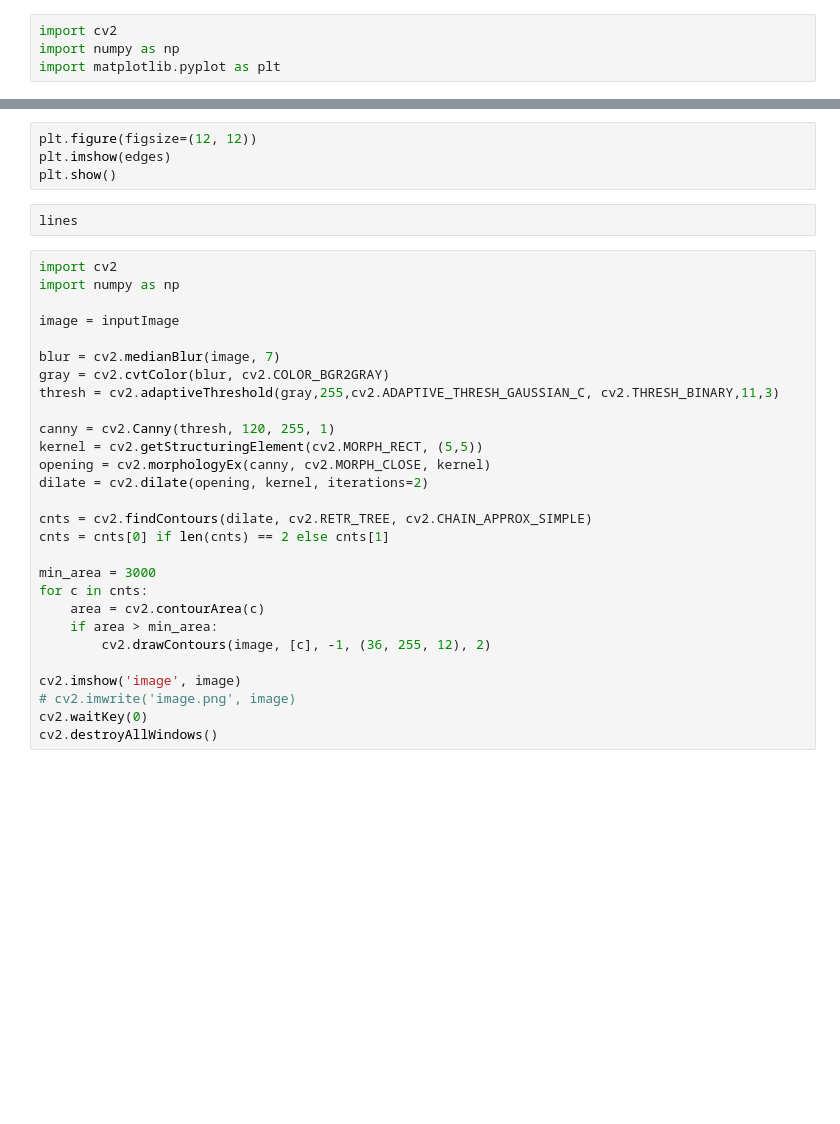
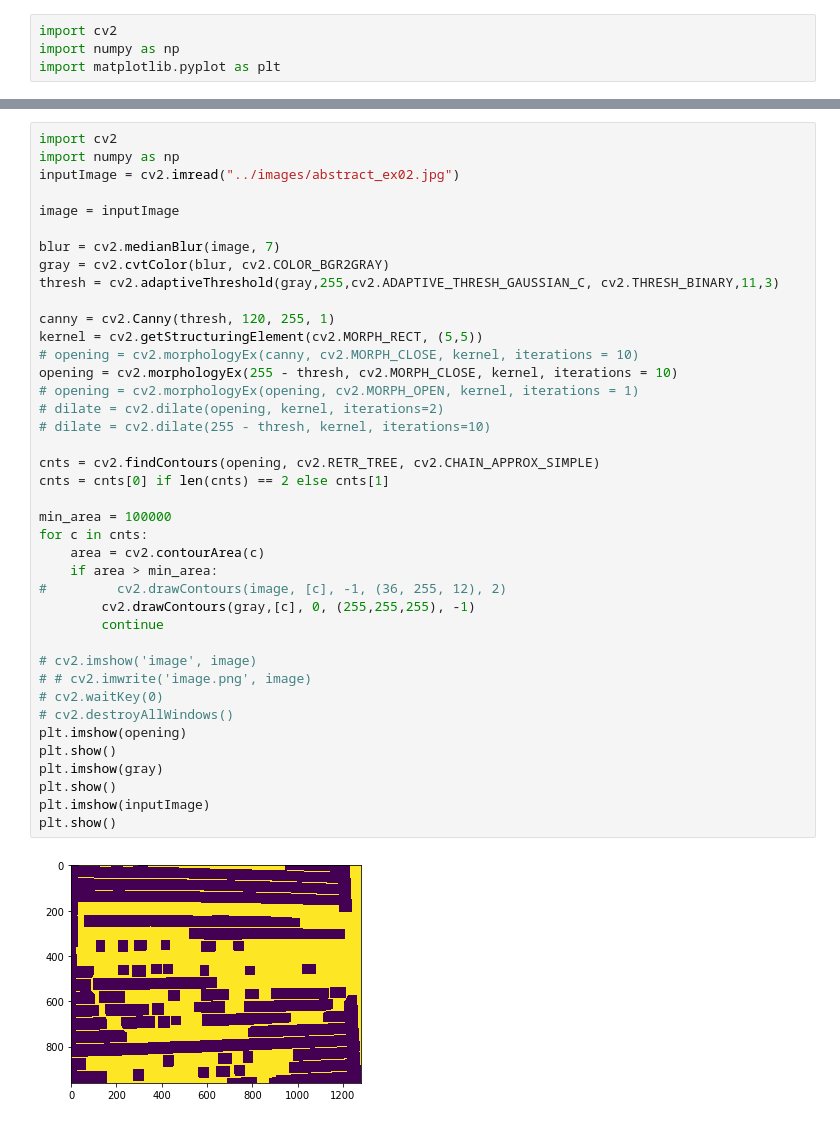
Before and after one commit to tobiasveiga/scc0251_final_project, a Jupyter notebook: scripts/Untitled.ipynb, the cells around one changed output, grey strips where cells are left out. Drawn from its saved outputs; the diff is of its cells as text; blank space fills up the shorter version.

```diff
--- a/scripts/Untitled.ipynb
+++ b/scripts/Untitled.ipynb
@@ -50,34 +46,42 @@ plt.show()
-# %%
-plt.figure(figsize=(12, 12))
-plt.imshow(edges)
-plt.show()
-# %%
-lines
 # %%
 import cv2
 import numpy as np
+inputImage = cv2.imread("../images/abstract_ex02.jpg")
 
 image = inputImage
 
 blur = cv2.medianBlur(image, 7)
 gray = cv2.cvtColor(blur, cv2.COLOR_BGR2GRAY)
 thresh = cv2.adaptiveThreshold(gray,255,cv2.ADAPTIVE_THRESH_GAUSSIAN_C, cv2.THRESH_BINARY,11,3)
 
 canny = cv2.Canny(thresh, 120, 255, 1)
 kernel = cv2.getStructuringElement(cv2.MORPH_RECT, (5,5))
-opening = cv2.morphologyEx(canny, cv2.MORPH_CLOSE, kernel)
-dilate = cv2.dilate(opening, kernel, iterations=2)
+# opening = cv2.morphologyEx(canny, cv2.MORPH_CLOSE, kernel, iterations = 10)
+opening = cv2.morphologyEx(255 - thresh, cv2.MORPH_CLOSE, kernel, iterations = 10)
+# opening = cv2.morphologyEx(opening, cv2.MORPH_OPEN, kernel, iterations = 1)
+# dilate = cv2.dilate(opening, kernel, iterations=2)
+# dilate = cv2.dilate(255 - thresh, kernel, iterations=10)
 
-cnts = cv2.findContours(dilate, cv2.RETR_TREE, cv2.CHAIN_APPROX_SIMPLE)
+cnts = cv2.findContours(opening, cv2.RETR_TREE, cv2.CHAIN_APPROX_SIMPLE)
 cnts = cnts[0] if len(cnts) == 2 else cnts[1]
 
-min_area = 3000
+min_area = 100000
 for c in cnts:
     area = cv2.contourArea(c)
     if area > min_area:
-        cv2.drawContours(image, [c], -1, (36, 255, 12), 2)
+#         cv2.drawContours(image, [c], -1, (36, 255, 12), 2)
+        cv2.drawContours(gray,[c], 0, (255,255,255), -1)
+        continue
 
-cv2.imshow('image', image)
-# cv2.imwrite('image.png', image)
-cv2.waitKey(0)
-cv2.destroyAllWindows()
+# cv2.imshow('image', image)
+# # cv2.imwrite('image.png', image)
+# cv2.waitKey(0)
+# cv2.destroyAllWindows()
+plt.imshow(opening)
+plt.show()
+plt.imshow(gray)
+plt.show()
+plt.imshow(inputImage)
+plt.show()
+# %% [output]
+[figure, added]
```
Also changed, not shown: parts of 3 cells of this notebook.
